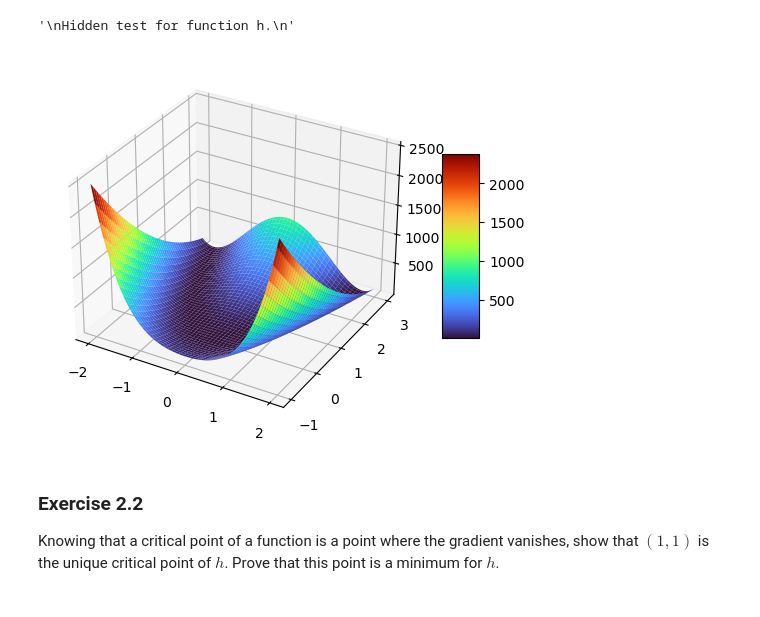
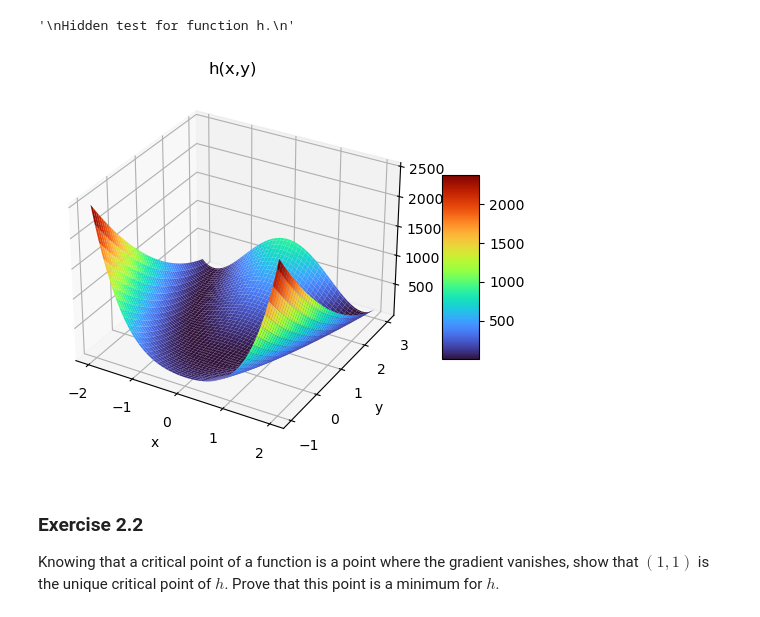
Before and after one commit to meraxion/SML24, a Jupyter notebook: SML24_as01_2.ipynb, the cells around one changed output. Cells and saved outputs as stored; diff of their text form; code cells hidden in the pictures.

```diff
--- a/SML24_as01_2.ipynb
+++ b/SML24_as01_2.ipynb
@@ -90,19 +90,22 @@ Hidden test for function h.
 # %%
 from matplotlib import cm
 """
 Create a function to plot h.
 """
 def plot_h(x,y):
     fig, ax = plt.subplots(subplot_kw={"projection": "3d"})
     X, Y = np.meshgrid(x, y)
     H = h(X, Y)
     surface = ax.plot_surface(X, Y, H, cmap=cm.turbo)
     fig.colorbar(surface, shrink=0.5, aspect=5, )
+    plt.ylabel('y')
+    plt.xlabel('x')
+    plt.title('h(x,y)')
     plt.show()
 
 plot_h(x,y)
 # %% [output]
-[figure, old version]
+[figure, new version]
 # %% [markdown]
 ### Exercise 2.2
 Knowing that a critical point of a function is a point where the gradient vanishes, show that $(1, 1)$ is the unique critical point of $h$.  Prove that this point is a minimum for $h$.
```
Also changed, not shown: parts of 5 cells of this notebook, 1 other file.
